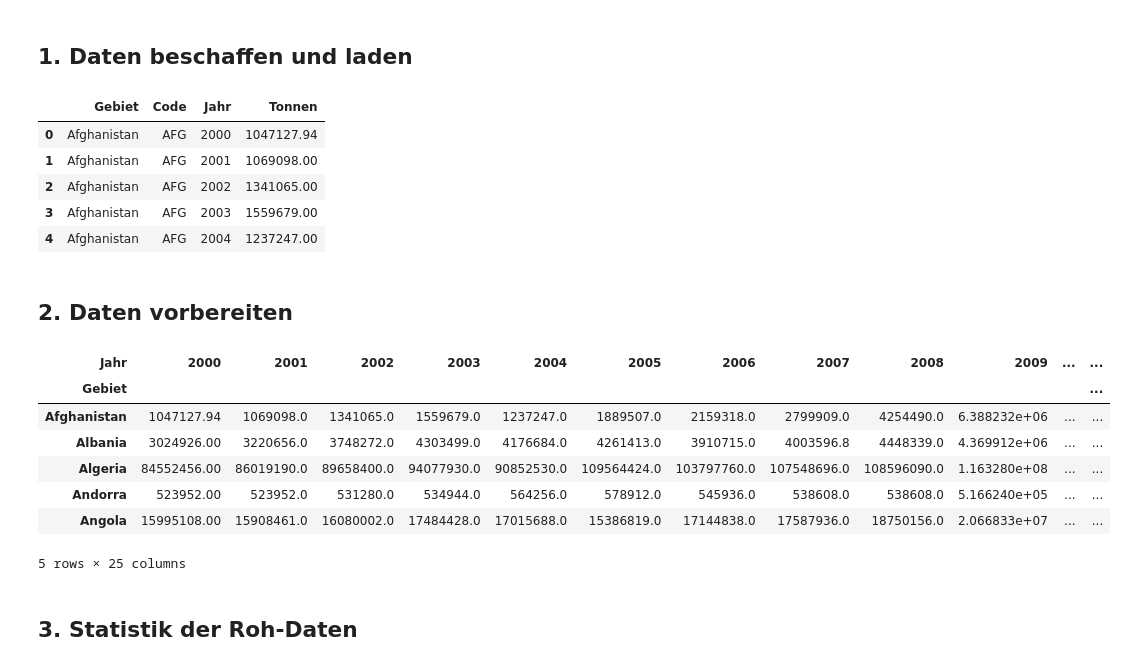
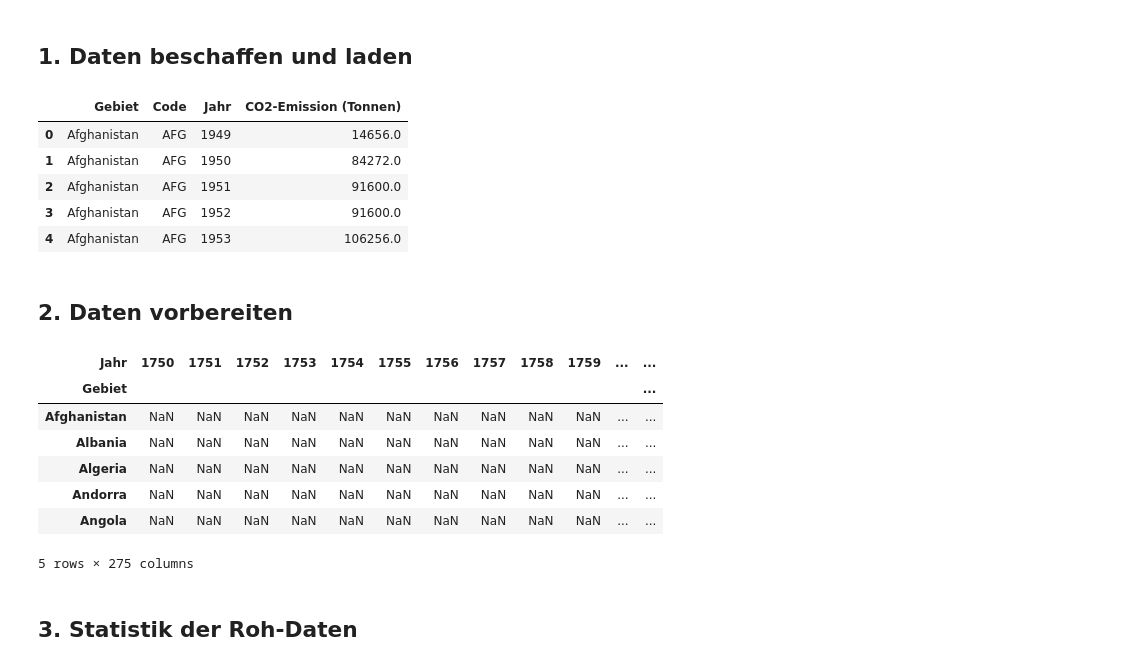
Before and after one commit to itulahjess/LN_2_Github_Python, a Jupyter notebook: Analyse.ipynb, the cells around one changed output. Drawn from its saved outputs; the diff is of its cells as text; code cells hidden in the pictures.

```diff
--- a/Analyse.ipynb
+++ b/Analyse.ipynb
@@ -15,29 +15,29 @@ https://ourworldindata.org/grapher/annual-co2-emissions-per-country
 import pandas as pd
 # %%
 df = pd.read_csv('annual-co2-emissions-per-country.csv', skiprows=1,
-                 names=['Gebiet','Code','Jahr','Tonnen'])
+                 names=['Gebiet','Code','Jahr','CO2-Emission (Tonnen)'])
 df.head()
 # %% [output]
-|  | Gebiet | Code | Jahr | Tonnen |
-| 0 | Afghanistan | AFG | 2000 | 1047127.94 |
-| 1 | Afghanistan | AFG | 2001 | 1069098.00 |
-| 2 | Afghanistan | AFG | 2002 | 1341065.00 |
-| 3 | Afghanistan | AFG | 2003 | 1559679.00 |
-| 4 | Afghanistan | AFG | 2004 | 1237247.00 |
+|  | Gebiet | Code | Jahr | CO2-Emission (Tonnen) |
+| 0 | Afghanistan | AFG | 1949 | 14656.0 |
+| 1 | Afghanistan | AFG | 1950 | 84272.0 |
+| 2 | Afghanistan | AFG | 1951 | 91600.0 |
+| 3 | Afghanistan | AFG | 1952 | 91600.0 |
+| 4 | Afghanistan | AFG | 1953 | 106256.0 |
 # %% [markdown]
 ## 2. Daten vorbereiten
 # %%
-df_pivot = df.pivot(index='Gebiet', columns='Jahr', values='Tonnen')
+df_pivot = df.pivot(index='Gebiet', columns='Jahr', values='CO2-Emission (Tonnen)')
 df_pivot.head()
 # %% [output]
-| Jahr | 2000 | 2001 | 2002 | 2003 | 2004 | 2005 | 2006 | 2007 | 2008 | 2009 | ... | ... |
+| Jahr | 1750 | 1751 | 1752 | 1753 | 1754 | 1755 | 1756 | 1757 | 1758 | 1759 | ... | ... |
 | Gebiet |  |  |  |  |  |  |  |  |  |  |  | ... |
-| Afghanistan | 1047127.94 | 1069098.0 | 1341065.0 | 1559679.0 | 1237247.0 | 1889507.0 | 2159318.0 | 2799909.0 | 4254490.0 | 6.388232e+06 | ... | ... |
-| Albania | 3024926.00 | 3220656.0 | 3748272.0 | 4303499.0 | 4176684.0 | 4261413.0 | 3910715.0 | 4003596.8 | 4448339.0 | 4.369912e+06 | ... | ... |
-| Algeria | 84552456.00 | 86019190.0 | 89658400.0 | 94077930.0 | 90852530.0 | 109564424.0 | 103797760.0 | 107548696.0 | 108596090.0 | 1.163280e+08 | ... | ... |
-| Andorra | 523952.00 | 523952.0 | 531280.0 | 534944.0 | 564256.0 | 578912.0 | 545936.0 | 538608.0 | 538608.0 | 5.166240e+05 | ... | ... |
-| Angola | 15995108.00 | 15908461.0 | 16080002.0 | 17484428.0 | 17015688.0 | 15386819.0 | 17144838.0 | 17587936.0 | 18750156.0 | 2.066833e+07 | ... | ... |
+| Afghanistan | NaN | NaN | NaN | NaN | NaN | NaN | NaN | NaN | NaN | NaN | ... | ... |
+| Albania | NaN | NaN | NaN | NaN | NaN | NaN | NaN | NaN | NaN | NaN | ... | ... |
+| Algeria | NaN | NaN | NaN | NaN | NaN | NaN | NaN | NaN | NaN | NaN | ... | ... |
+| Andorra | NaN | NaN | NaN | NaN | NaN | NaN | NaN | NaN | NaN | NaN | ... | ... |
+| Angola | NaN | NaN | NaN | NaN | NaN | NaN | NaN | NaN | NaN | NaN | ... | ... |
-5 rows × 25 columns
+5 rows × 275 columns
 # %% [markdown]
 ## 3. Statistik der Roh-Daten
 # %%
```
Also changed, not shown: parts of 15 cells of this notebook, 3 other files.
